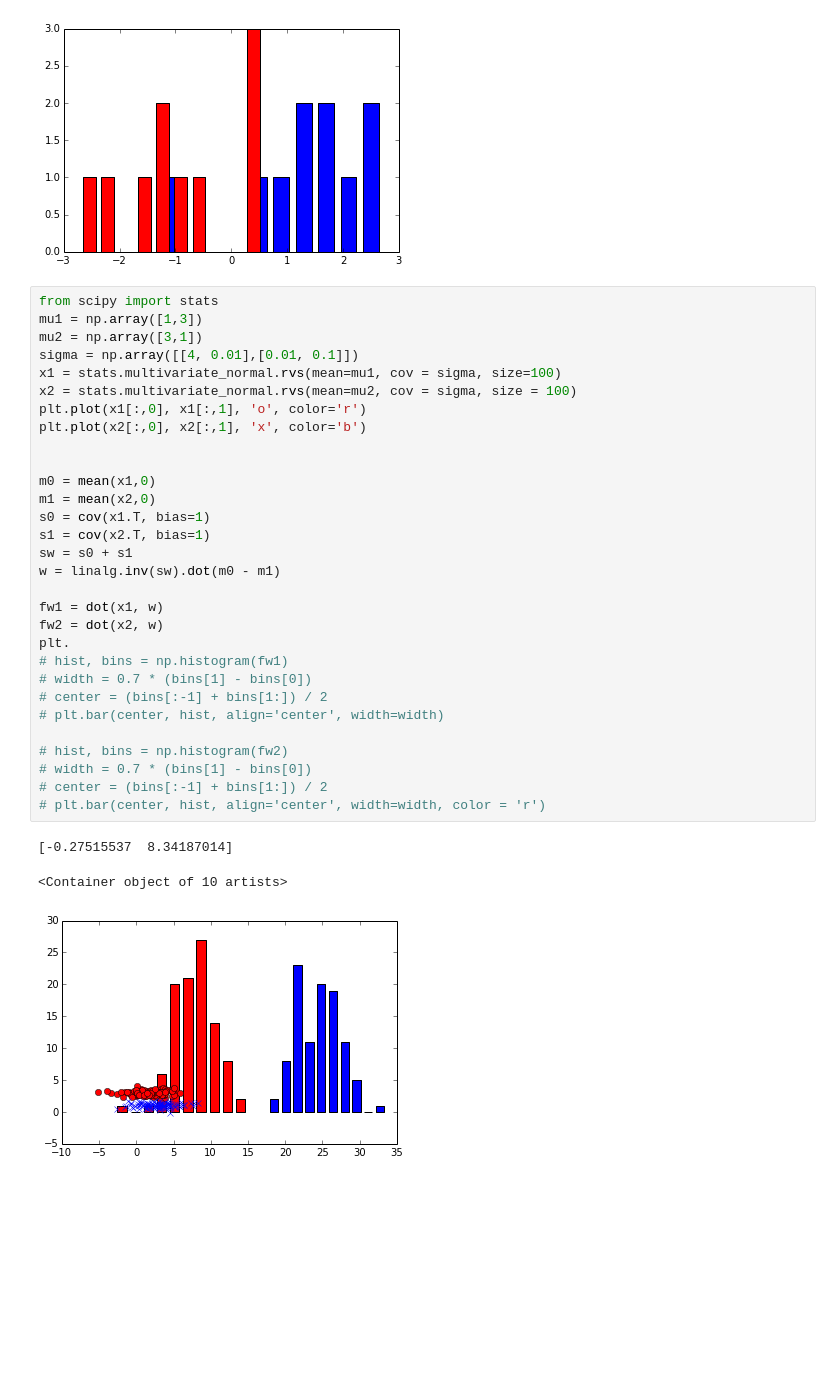
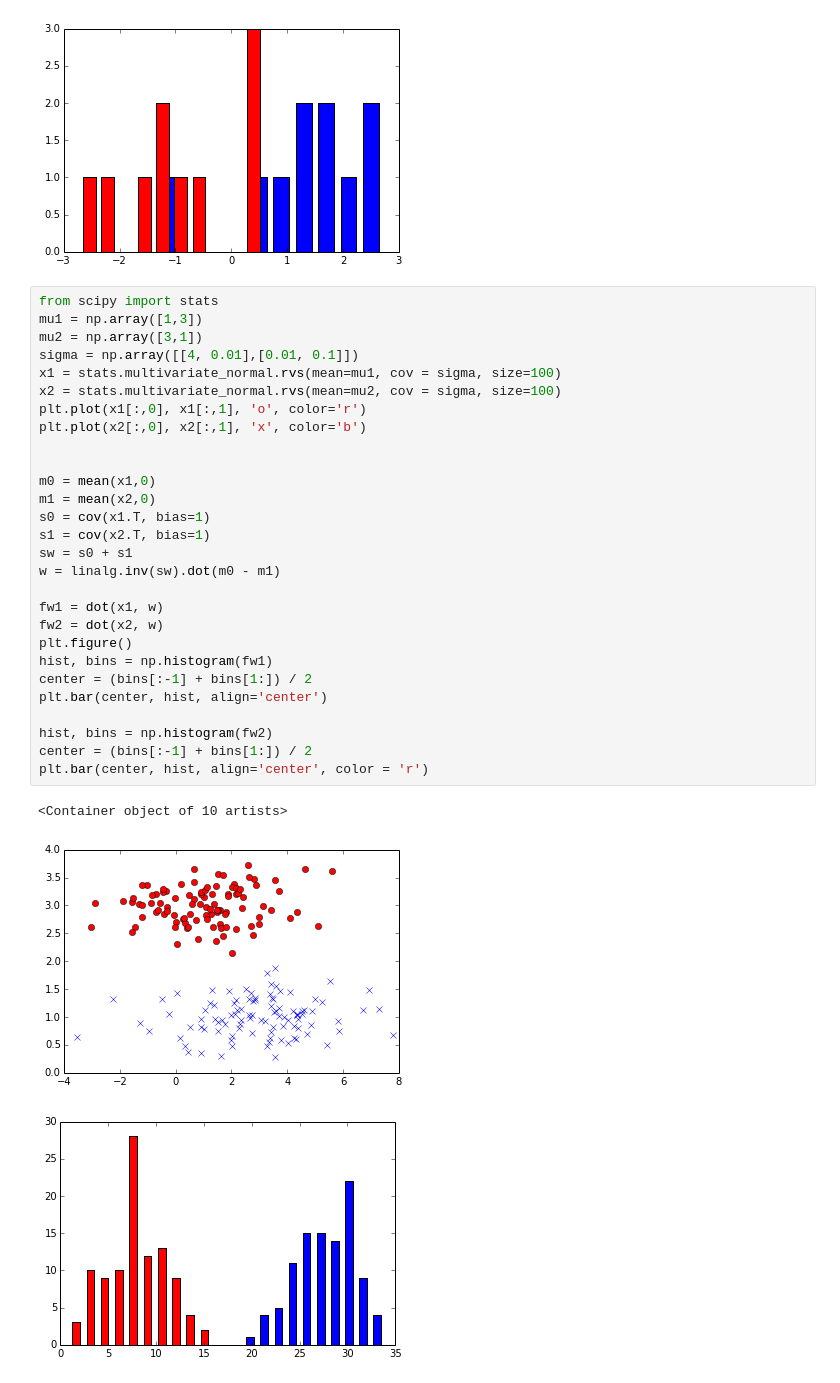
Before and after one commit to chuzui/algorithm, a Jupyter notebook: python/notebook/PatternClassification.ipynb, the cells around one changed output. Saved outputs shown, nothing was run; the diff lists cells and outputs as text; blank space fills up the shorter version.

```diff
--- a/python/notebook/PatternClassification.ipynb
+++ b/python/notebook/PatternClassification.ipynb
@@ -224,34 +224,32 @@ plt.bar(center, hist, align='center', width=width, color = 'r')
 # %%
 from scipy import stats
 mu1 = np.array([1,3])
 mu2 = np.array([3,1])
 sigma = np.array([[4, 0.01],[0.01, 0.1]])
 x1 = stats.multivariate_normal.rvs(mean=mu1, cov = sigma, size=100)
-x2 = stats.multivariate_normal.rvs(mean=mu2, cov = sigma, size = 100)
+x2 = stats.multivariate_normal.rvs(mean=mu2, cov = sigma, size=100)
 plt.plot(x1[:,0], x1[:,1], 'o', color='r')
 plt.plot(x2[:,0], x2[:,1], 'x', color='b')
 
 
 m0 = mean(x1,0)
 m1 = mean(x2,0)
 s0 = cov(x1.T, bias=1)
 s1 = cov(x2.T, bias=1)
 sw = s0 + s1
 w = linalg.inv(sw).dot(m0 - m1)
 
 fw1 = dot(x1, w)
 fw2 = dot(x2, w)
-plt.
-# hist, bins = np.histogram(fw1)
-# width = 0.7 * (bins[1] - bins[0])
-# center = (bins[:-1] + bins[1:]) / 2
-# plt.bar(center, hist, align='center', width=width)
+plt.figure()
+hist, bins = np.histogram(fw1)
+center = (bins[:-1] + bins[1:]) / 2
+plt.bar(center, hist, align='center')
 
-# hist, bins = np.histogram(fw2)
-# width = 0.7 * (bins[1] - bins[0])
-# center = (bins[:-1] + bins[1:]) / 2
-# plt.bar(center, hist, align='center', width=width, color = 'r')
+hist, bins = np.histogram(fw2)
+center = (bins[:-1] + bins[1:]) / 2
+plt.bar(center, hist, align='center', color = 'r')
 # %% [output]
-[-0.27515537  8.34187014]
+<Container object of 10 artists>
-<Container object of 10 artists>
-[figure, old version]
+[figure, new version]
+[figure, added]
```
Also changed, not shown: 5 other files.
